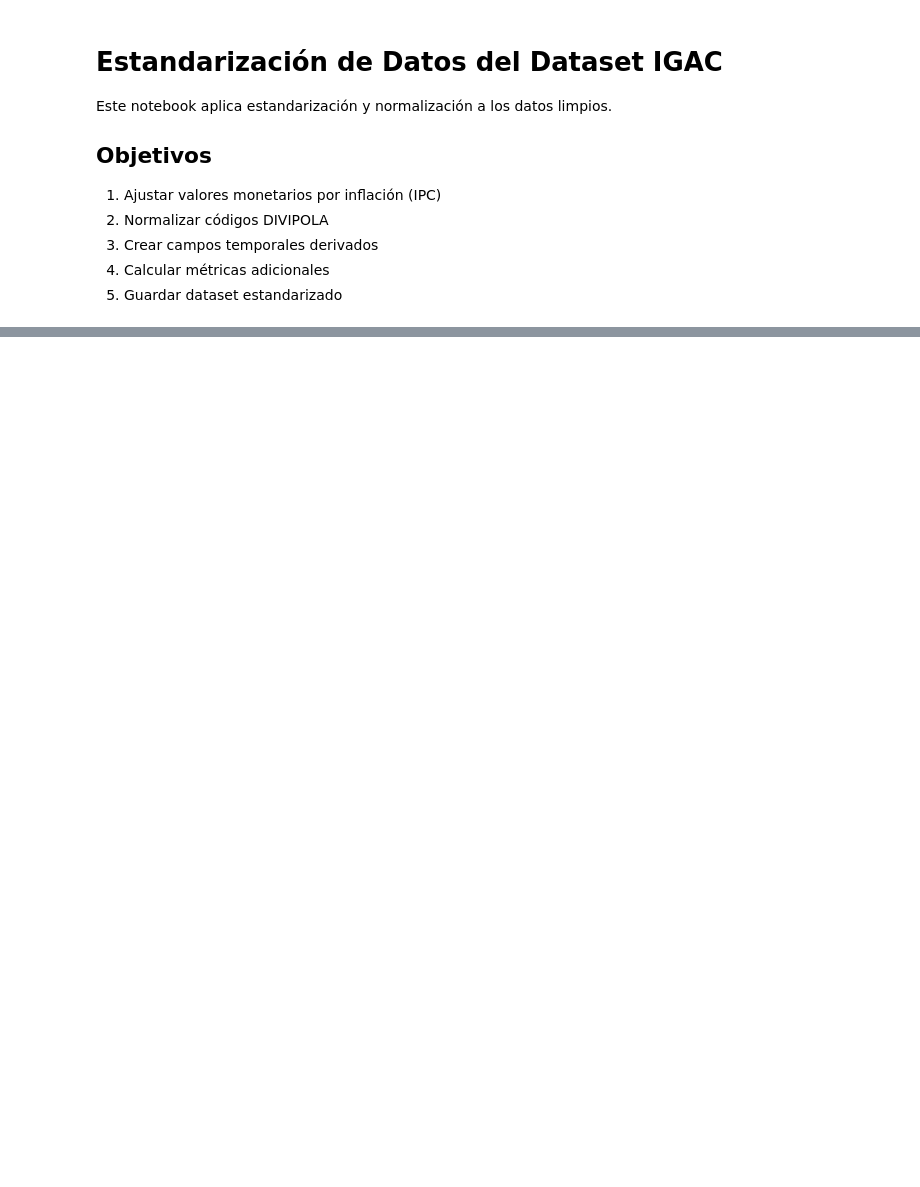
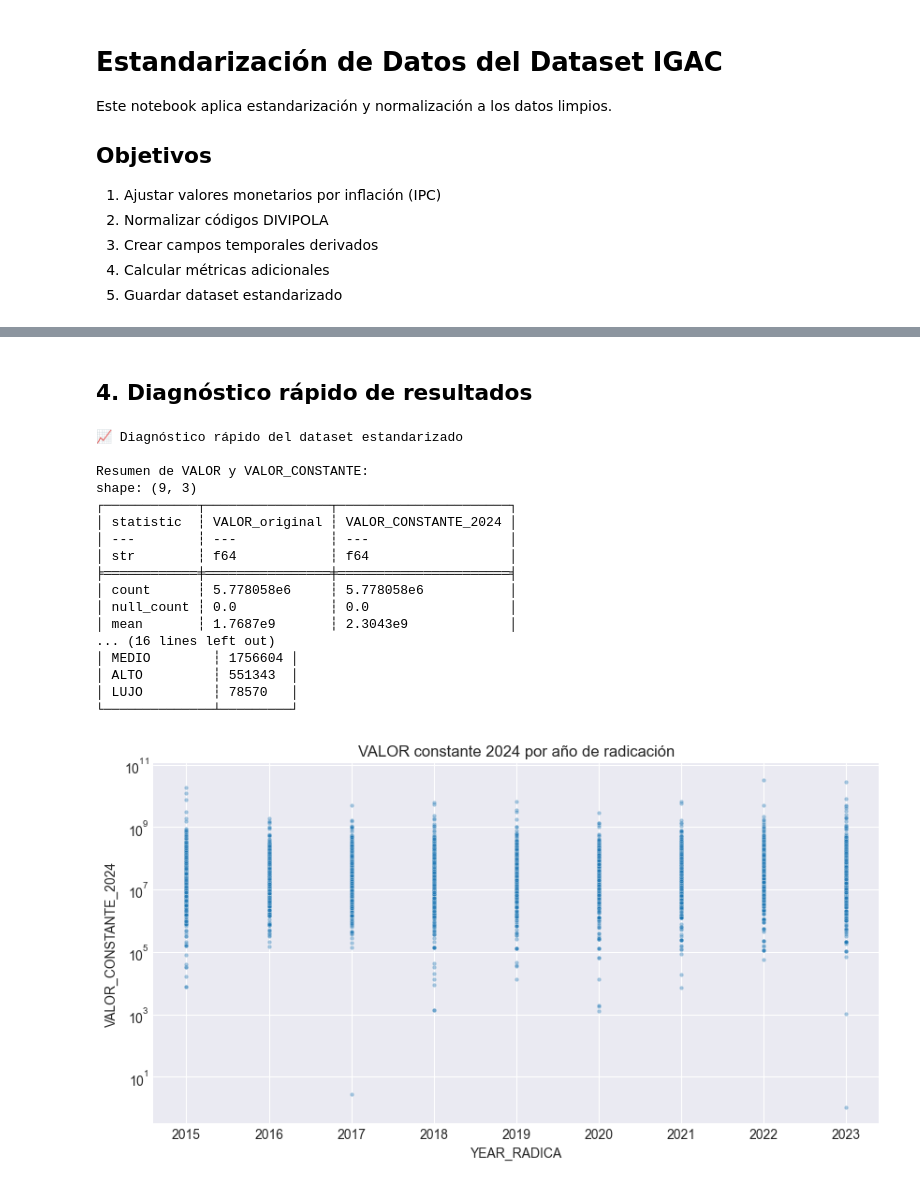
Before and after one commit to fraud-detection-realestate/igac-anomalias-inmobiliarias, a Jupyter notebook: notebooks/03_estandarizacion.ipynb, the cells around one changed output, grey strips where cells are left out. Cells and saved outputs as stored; diff of their text form; code cells hidden in the pictures; blank space fills up the shorter version.

Commit message:
feat: Information is updated and new outputs are added to the packages according to the data cleaning

```diff
--- a/notebooks/03_estandarizacion.ipynb
+++ b/notebooks/03_estandarizacion.ipynb
@@ -235,0 +121,12 @@ for i, col in enumerate(df_standardized.columns, 1):
+# %%
+print("\n🚀 Ejecutando estandarización y guardando parquet final...")
+
+output_path = Path(STANDARDIZED_PARQUET_FILE)
+output_path.parent.mkdir(parents=True, exist_ok=True)
+
+lf.sink_parquet(output_path, compression="zstd", maintain_order=False)
+
+print(f"✅ Dataset estandarizado guardado en: {output_path}")
+
+print("\n🔎 Muestra de datos estandarizados:")
+print(pl.read_parquet(output_path, n_rows=5))
@@ -235,0 +151,63 @@ for i, col in enumerate(df_standardized.columns, 1):
+# %% [markdown]
+## 4. Diagnóstico rápido de resultados
+# %%
+print("📈 Diagnóstico rápido del dataset estandarizado")
+
+lf_std = pl.scan_parquet(output_path)
+
+# 1. Resumen de VALOR y VALOR_CONSTANTE
+print("\nResumen de VALOR y VALOR_CONSTANTE:")
+
+df_std = (
+    lf_std.select(
+        pl.col("VALOR").alias("VALOR_original"), pl.col(f"VALOR_CONSTANTE_{BASE_YEAR}")
+    ).collect()  # ← antes hacías .describe() aquí; ahora solo collect
+)
+
+print(df_std.describe())  # ← describe sobre DataFrame, no sobre LazyFrame
+
+# 2. Distribución de rangos de precio (esto ya estaba bien)
+print("\nDistribución de RANGO_PRECIO:")
+print(
+    lf_std.group_by("RANGO_PRECIO")
+    .agg(pl.len().alias("count"))
+    .sort("count", descending=True)
+    .collect()
+)
+
+# 3. Gráfica simple (muestra)
+df_sample = (
+    lf_std.select(
+        "YEAR_RADICA", "VALOR", f"VALOR_CONSTANTE_{BASE_YEAR}"
+    ).collect()  # ← primero colectas todo
+)
+
+n = min(5000, df_sample.height)  # ← evitar error si hay menos de 5000 filas
+df_sample = df_sample.sample(n=n, with_replacement=False).to_pandas()
+
+plt.figure(figsize=(10, 5))
+sns.scatterplot(
+    data=df_sample, x="YEAR_RADICA", y=f"VALOR_CONSTANTE_{BASE_YEAR}", alpha=0.4, s=10
+)
+plt.title(f"VALOR constante {BASE_YEAR} por año de radicación")
+plt.yscale("log")
+plt.show()
+# %% [output]
+📈 Diagnóstico rápido del dataset estandarizado
+
+Resumen de VALOR y VALOR_CONSTANTE:
+shape: (9, 3)
+┌────────────┬────────────────┬──────────────────────┐
+│ statistic  ┆ VALOR_original ┆ VALOR_CONSTANTE_2024 │
+│ ---        ┆ ---            ┆ ---                  │
+│ str        ┆ f64            ┆ f64                  │
+╞════════════╪════════════════╪══════════════════════╡
+│ count      ┆ 5.778058e6     ┆ 5.778058e6           │
+│ null_count ┆ 0.0            ┆ 0.0                  │
+│ mean       ┆ 1.7687e9       ┆ 2.3043e9             │
+... (16 lines left out)
+│ MEDIO        ┆ 1756604 │
+│ ALTO         ┆ 551343  │
+│ LUJO         ┆ 78570   │
+└──────────────┴─────────┘
+[figure, added]
```
Also changed, not shown: parts of 29 cells of this notebook, 8 other files.
